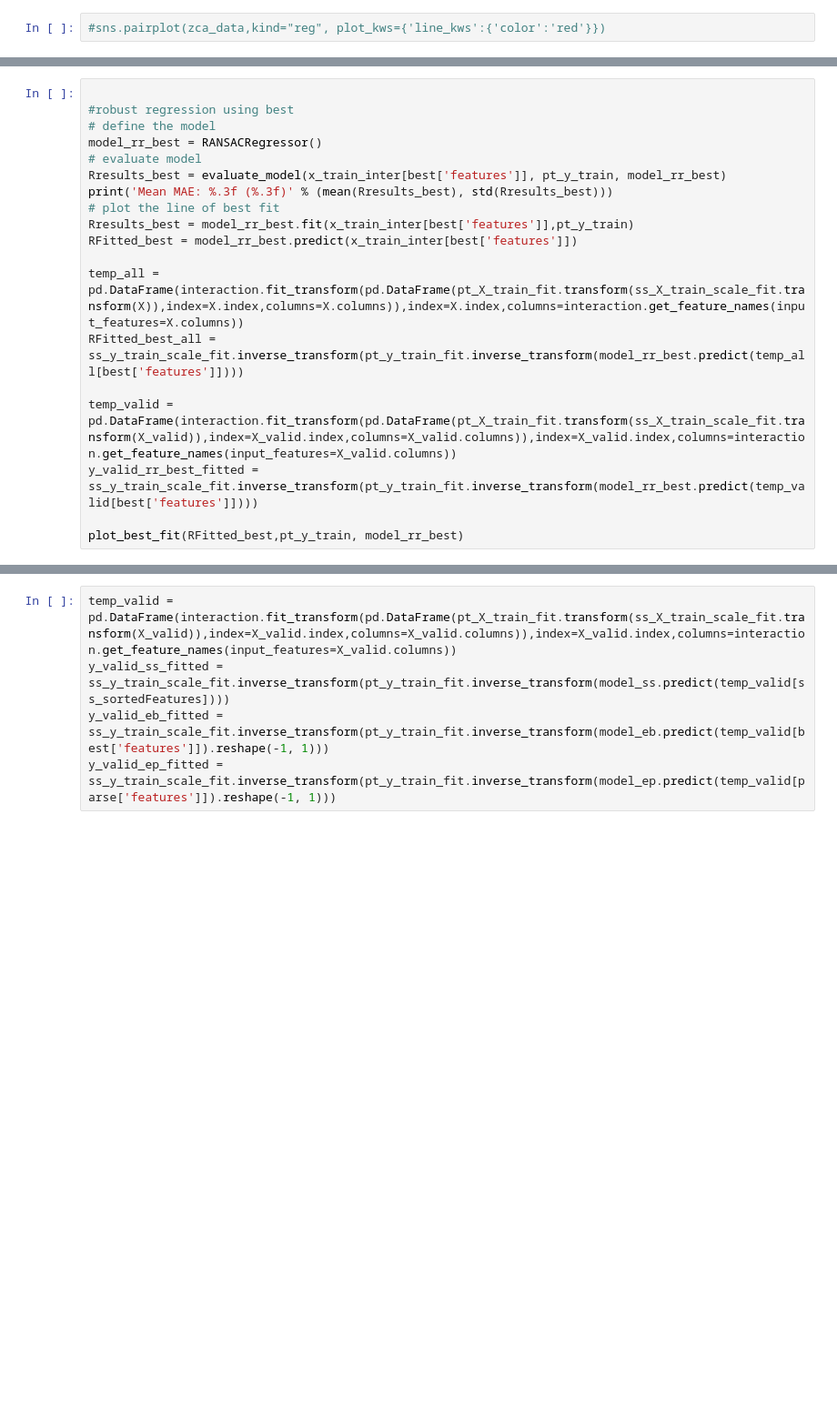
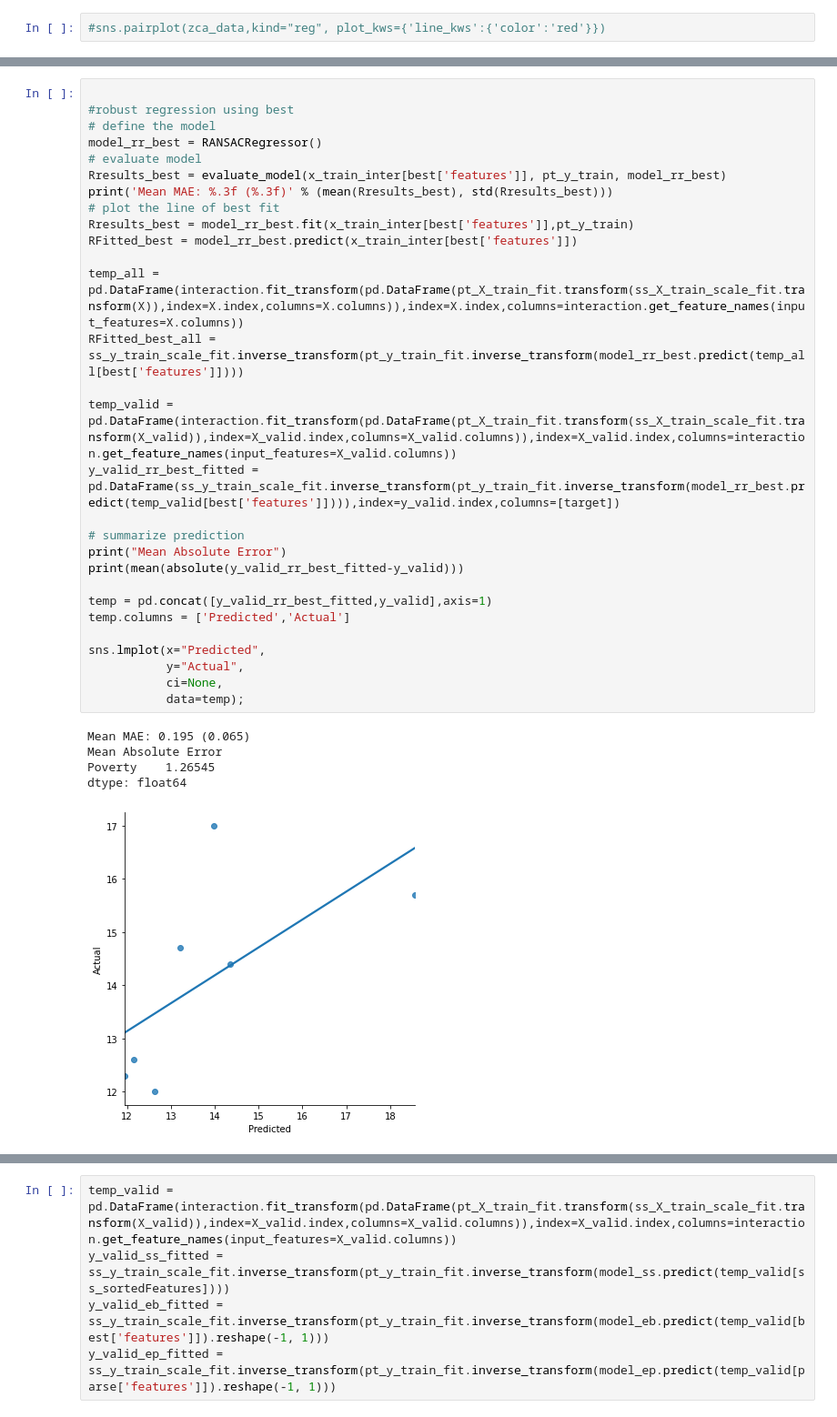
Before and after one commit to thistleknot/python-ml, a Jupyter notebook: code/Elastic and Sequential Comparisons.ipynb, the cells around one changed output, grey strips where cells are left out. Shown: that part at 91% size. Cells and saved outputs as stored; diff of their text form; blank space fills up the shorter version.

```diff
--- a/code/Elastic and Sequential Comparisons.ipynb
+++ b/code/Elastic and Sequential Comparisons.ipynb
@@ -437,22 +577,38 @@ Mean MAE: nan (nan)
 # %%
 
 #robust regression using best
 # define the model
 model_rr_best = RANSACRegressor()
 # evaluate model
 Rresults_best = evaluate_model(x_train_inter[best['features']], pt_y_train, model_rr_best)
 print('Mean MAE: %.3f (%.3f)' % (mean(Rresults_best), std(Rresults_best)))
 # plot the line of best fit
 Rresults_best = model_rr_best.fit(x_train_inter[best['features']],pt_y_train)
 RFitted_best = model_rr_best.predict(x_train_inter[best['features']])
 
 temp_all = pd.DataFrame(interaction.fit_transform(pd.DataFrame(pt_X_train_fit.transform(ss_X_train_scale_fit.transform(X)),index=X.index,columns=X.columns)),index=X.index,columns=interaction.get_feature_names(input_features=X.columns))
 RFitted_best_all = ss_y_train_scale_fit.inverse_transform(pt_y_train_fit.inverse_transform(model_rr_best.predict(temp_all[best['features']])))
 
 temp_valid = pd.DataFrame(interaction.fit_transform(pd.DataFrame(pt_X_train_fit.transform(ss_X_train_scale_fit.transform(X_valid)),index=X_valid.index,columns=X_valid.columns)),index=X_valid.index,columns=interaction.get_feature_names(input_features=X_valid.columns))
-y_valid_rr_best_fitted = ss_y_train_scale_fit.inverse_transform(pt_y_train_fit.inverse_transform(model_rr_best.predict(temp_valid[best['features']])))
+y_valid_rr_best_fitted = pd.DataFrame(ss_y_train_scale_fit.inverse_transform(pt_y_train_fit.inverse_transform(model_rr_best.predict(temp_valid[best['features']]))),index=y_valid.index,columns=[target])
 
-plot_best_fit(RFitted_best,pt_y_train, model_rr_best)
+# summarize prediction
+print("Mean Absolute Error")
+print(mean(absolute(y_valid_rr_best_fitted-y_valid)))
+
+temp = pd.concat([y_valid_rr_best_fitted,y_valid],axis=1)
+temp.columns = ['Predicted','Actual']
+
+sns.lmplot(x="Predicted",
+           y="Actual",
+           ci=None,
+           data=temp);
+# %% [output]
+Mean MAE: 0.195 (0.065)
+Mean Absolute Error
+Poverty    1.26545
+dtype: float64
+[figure, added]
 # %%
 
 #robust regression using best
```
Also changed, not shown: parts of 28 cells of this notebook.
